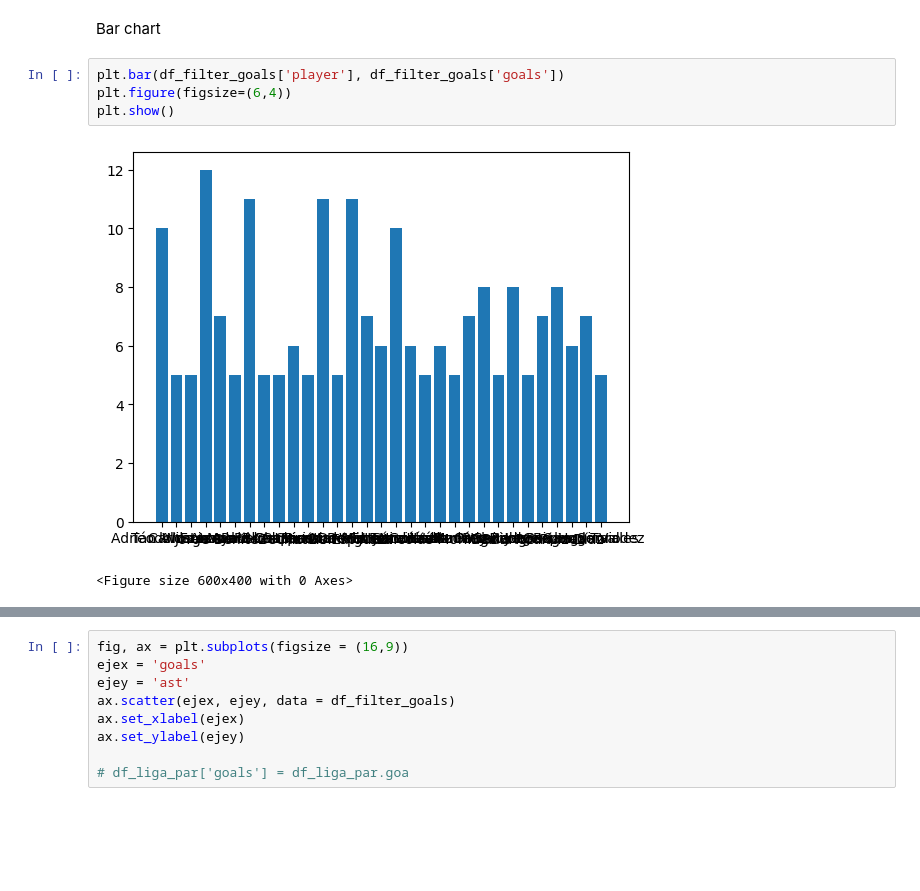
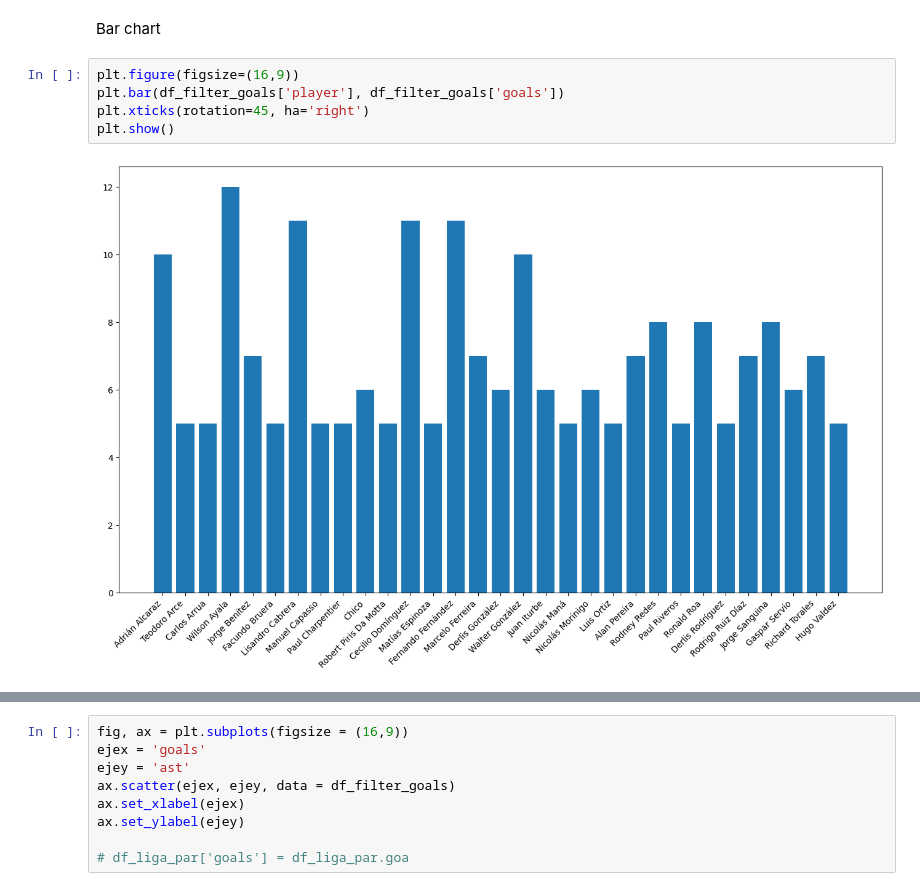
Before and after one commit to axelbol/football-analysis, a Jupyter notebook: twitter_content.ipynb, the cells around one changed output, grey strips where cells are left out. Drawn from its saved outputs; the diff is of its cells as text; blank space fills up the shorter version.

Commit message:
bar chart

```diff
--- a/twitter_content.ipynb
+++ b/twitter_content.ipynb
@@ -245,9 +245,9 @@ df_filter_goals.shape
 # %% [markdown]
 Bar chart
 # %%
+plt.figure(figsize=(16,9))
 plt.bar(df_filter_goals['player'], df_filter_goals['goals'])
-plt.figure(figsize=(6,4))
+plt.xticks(rotation=45, ha='right')
 plt.show()
 # %% [output]
-[figure, old version]
+[figure, new version]
-<Figure size 600x400 with 0 Axes>
```
Also changed, not shown: parts of 6 cells of this notebook.
